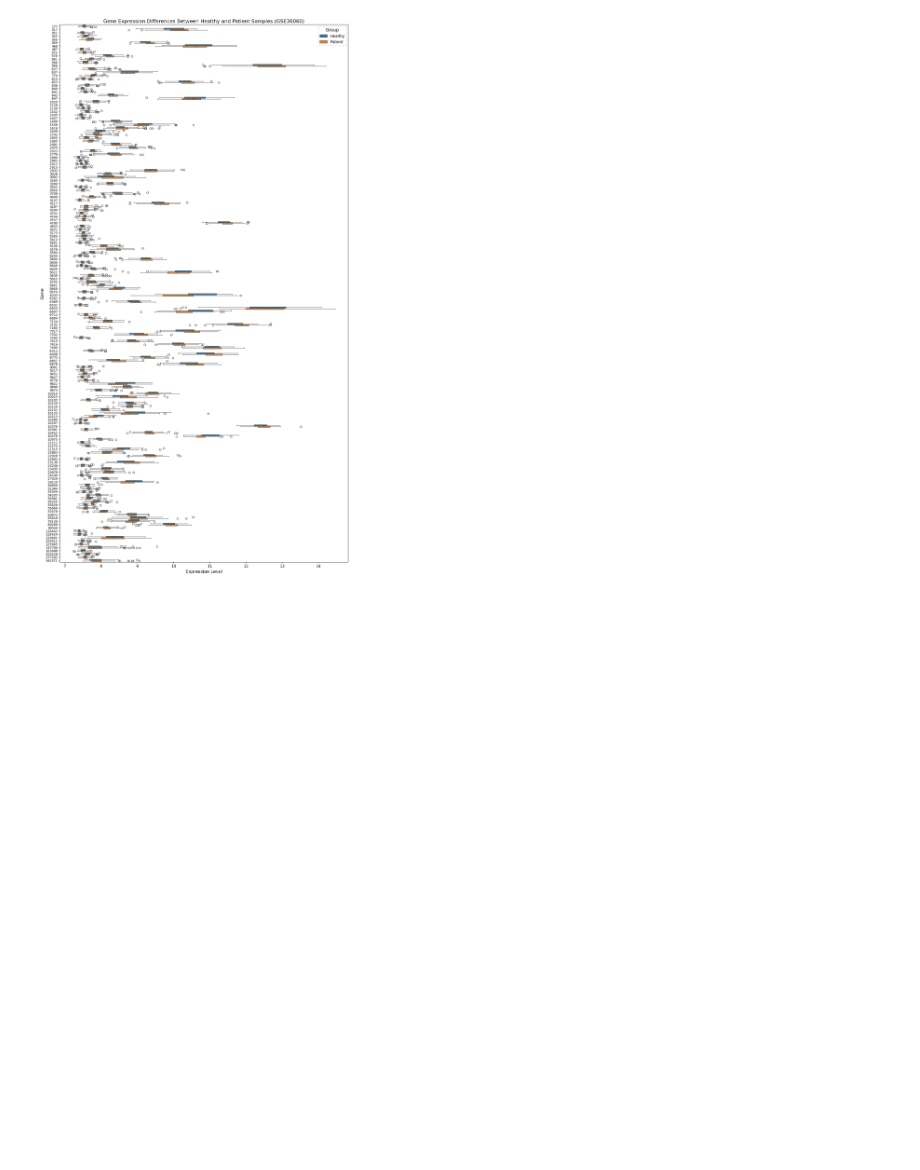
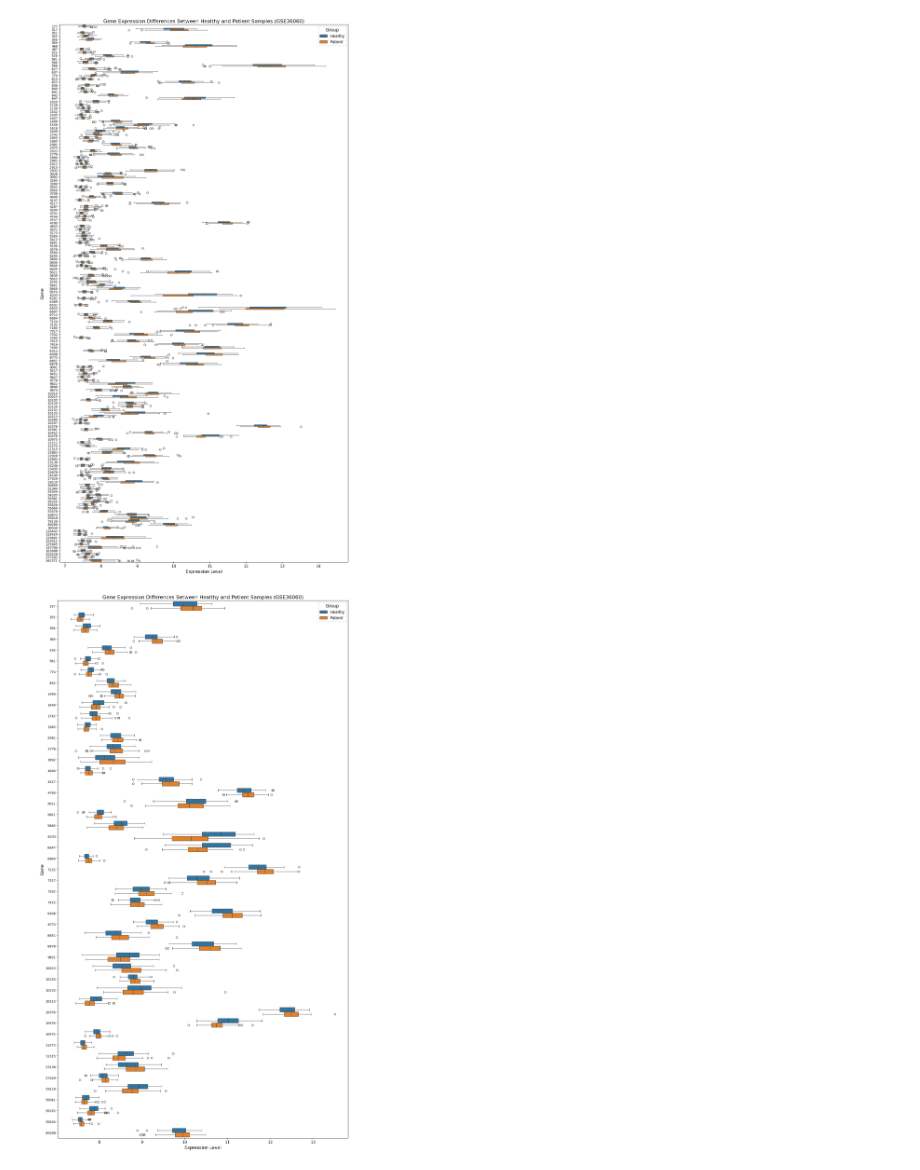
Before and after one commit to mohsenSarvariHero/Bioanformatics, a Jupyter notebook: boxplot36060.ipynb, the cells around one changed output. Saved outputs shown, nothing was run; the diff lists cells and outputs as text; code cells hidden in the pictures; blank space fills up the shorter version.

```diff
--- a/boxplot36060.ipynb
+++ b/boxplot36060.ipynb
@@ -79,3 +79,43 @@ plt.tight_layout()
 plt.show()
 # %% [output]
 [figure]
+# %%
+import pandas as pd
+import matplotlib.pyplot as plt
+import seaborn as sns
+
+# Reload the data
+healthy_file_path = 'h_deg_63060plot.csv'
+patient_file_path = 'p_deg_63060plot.csv'
+
+
+# Reading the files into pandas DataFrames
+healthy_data = pd.read_csv(healthy_file_path)
+patient_data = pd.read_csv(patient_file_path)
+
+# Reshape the data for plotting
+healthy_melted = healthy_data.melt(id_vars=["Unnamed: 0"], var_name="Sample", value_name="Expression")
+healthy_melted["Group"] = "Healthy"
+
+patient_melted = patient_data.melt(id_vars=["Unnamed: 0"], var_name="Sample", value_name="Expression")
+patient_melted["Group"] = "Patient"
+
+# Combine the datasets
+combined_data = pd.concat([healthy_melted, patient_melted])
+combined_data.rename(columns={"Unnamed: 0": "Gene"}, inplace=True)
+
+plt.figure(figsize=(14, 25))  # Larger height for better spacing
+sns.boxplot(data=combined_data, y="Gene", x="Expression", hue="Group", orient="h")
+plt.title("Gene Expression Differences Between Healthy and Patient Samples (GSE36060)", fontsize=16)
+plt.ylabel("Gene", fontsize=14)
+plt.xlabel("Expression Level", fontsize=14)
+plt.xticks(fontsize=12)
+plt.yticks(fontsize=10)
+
+# Adjust subplot spacing to increase space between Y-axis elements
+plt.subplots_adjust(left=0.2, right=0.95, top=0.95, bottom=0.05)
+plt.legend(title="Group", fontsize=12, title_fontsize=14, loc="upper right")
+plt.tight_layout()
+plt.show()
+# %% [output]
+[figure, added]
```
Also changed, not shown: parts of 6 cells of this notebook.
